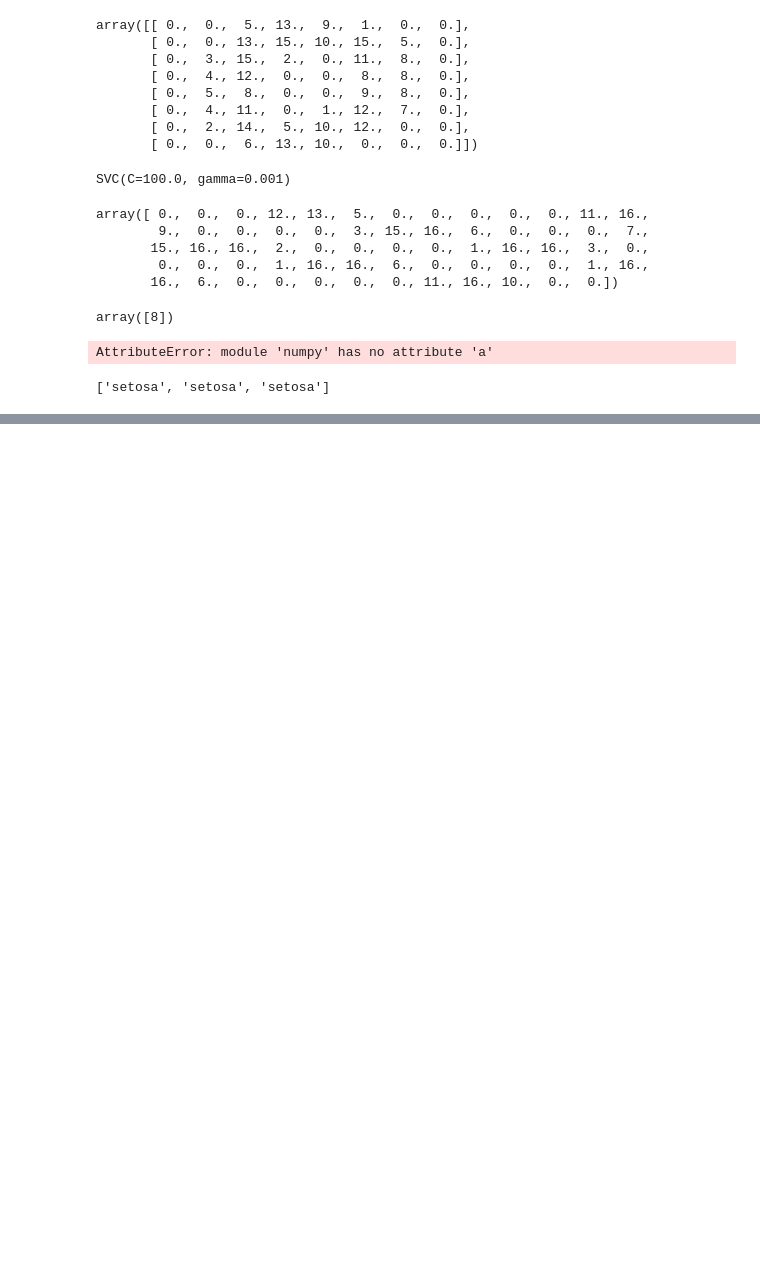
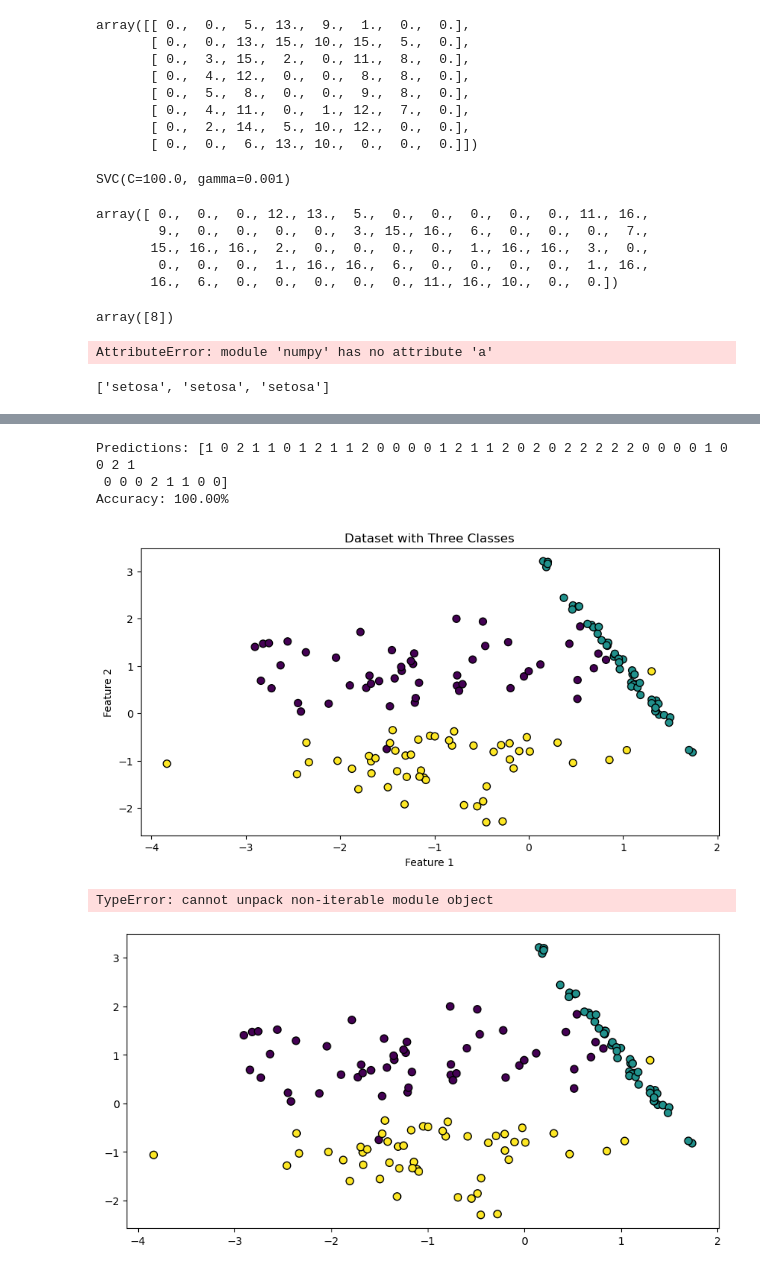
Before and after one commit to TangoMango223/schulich_MBAN6110, a Jupyter notebook: SVC_practice/iris.ipynb, the cells around one changed output, grey strips where cells are left out. Saved outputs shown, nothing was run; the diff lists cells and outputs as text; code cells hidden in the pictures; blank space fills up the shorter version.

```diff
--- a/SVC_practice/iris.ipynb
+++ b/SVC_practice/iris.ipynb
@@ -164,0 +206,37 @@ clf.predict(X[:5])
+# %%
+# Iris Dataset is a Multi-class problem
+
+# SVM vs. One-Rest strategy
+
+from sklearn import datasets
+from sklearn.model_selection import train_test_split
+from sklearn.svm import SVC
+from sklearn.multiclass import OneVsRestClassifier
+from sklearn.preprocessing import LabelBinarizer
+from sklearn.metrics import accuracy_score
+
+# Load the Iris dataset
+iris = datasets.load_iris()
+X = iris.data  # Features: Measurements of the flowers
+y = iris.target  # Labels: Species of the flowers (0, 1, 2)
+
+# Split the dataset into training and testing sets
+X_train, X_test, y_train, y_test = train_test_split(X, y, test_size=0.3, random_state=42)
+
+# Initialize the One-vs-Rest classifier with SVM as the base classifier
+classif = OneVsRestClassifier(estimator=SVC(random_state=0))
+
+# Train the classifier on the training data
+classif.fit(X_train, y_train)
+
+# Predict the class labels for the test set
+predictions = classif.predict(X_test)
+print(f'Predictions: {predictions}')
+
+# Evaluate the classifier's accuracy
+accuracy = accuracy_score(y_test, predictions)
+print(f'Accuracy: {accuracy * 100:.2f}%')
+# %% [output]
+Predictions: [1 0 2 1 1 0 1 2 1 1 2 0 0 0 0 1 2 1 1 2 0 2 0 2 2 2 2 2 0 0 0 0 1 0 0 2 1
+ 0 0 0 2 1 1 0 0]
+Accuracy: 100.00%
@@ -164,0 +305,37 @@ clf.predict(X[:5])
+# %%
+# OVR Visually:
+import numpy as np
+import matplotlib.pyplot as plt
+from sklearn import datasets
+from sklearn.svm import SVC
+from sklearn.multiclass import OneVsRestClassifier, OneVsOneClassifier
+from sklearn.model_selection import train_test_split
+
+# Generate a simple dataset with three classes
+X, y = datasets.make_classification(n_samples=150, n_features=2, n_informative=2, n_redundant=0,
+                                    n_clusters_per_class=1, n_classes=3, random_state=42)
+
+# Plot the dataset
+plt.figure(figsize=(10, 5))
+plt.scatter(X[:, 0], X[:, 1], c=y, cmap='viridis', edgecolor='k', s=50)
+plt.title("Dataset with Three Classes")
+plt.xlabel("Feature 1")
+plt.ylabel("Feature 2")
+plt.show()
+
+# Split the dataset into training and testing sets
+X_train, X_test, y_train, y_test = train_test_split(X, y, test_size=0.3, random_state=42)
+
+# Fit an OvR classifier
+ovr_clf = OneVsRestClassifier(SVC(kernel='linear', random_state=0)).fit(X_train, y_train)
+
+# Plot the decision boundaries for OvR
+plt.figure(figsize=(10, 5))
+plt.scatter(X[:, 0], X[:, 1], c=y, cmap='viridis', edgecolor='k', s=50)
+
+# Create a mesh grid
+xx, yy = np
+# %% [output]
+[figure, added]
+TypeError: cannot unpack non-iterable module object
+[figure, added]
```
Also changed, not shown: parts of 6 cells of this notebook, 2 other files.
